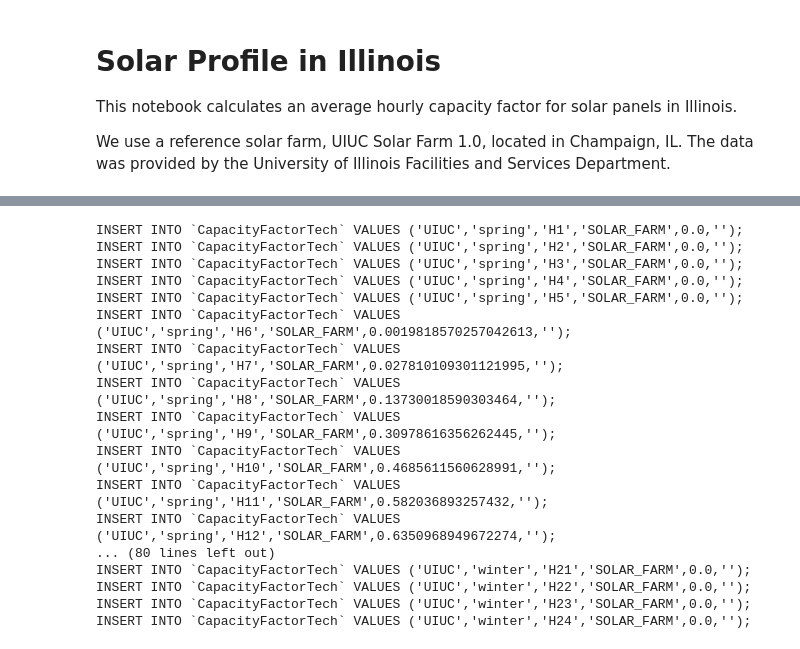
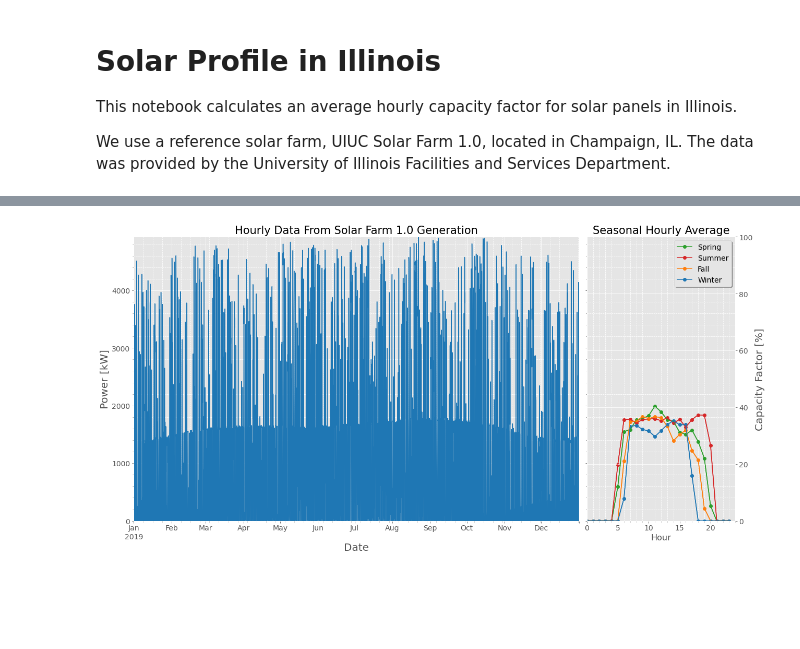
Before and after one commit to samgdotson/2021-dotson-ms, a Jupyter notebook: data/notebooks/solar_energy_profile.ipynb, the cells around one changed output, grey strips where cells are left out. Saved outputs shown, nothing was run; the diff lists cells and outputs as text; code cells hidden in the pictures; blank space fills up the shorter version.

```diff
--- a/data/notebooks/solar_energy_profile.ipynb
+++ b/data/notebooks/solar_energy_profile.ipynb
@@ -167,25 +180,36 @@ plt.show()
-# %%
-total = 0.0
-for season in seasons:
-    data = seasonal_df[season+"_cf"]
-    for i,value in enumerate(data):
-        total += value
-        print(f"INSERT INTO `CapacityFactorTech` VALUES ('UIUC','{season}','H{i+1}','SOLAR_FARM',{value},'');")
-# %% [output]
-INSERT INTO `CapacityFactorTech` VALUES ('UIUC','spring','H1','SOLAR_FARM',0.0,'');
-INSERT INTO `CapacityFactorTech` VALUES ('UIUC','spring','H2','SOLAR_FARM',0.0,'');
-INSERT INTO `CapacityFactorTech` VALUES ('UIUC','spring','H3','SOLAR_FARM',0.0,'');
-INSERT INTO `CapacityFactorTech` VALUES ('UIUC','spring','H4','SOLAR_FARM',0.0,'');
-INSERT INTO `CapacityFactorTech` VALUES ('UIUC','spring','H5','SOLAR_FARM',0.0,'');
-INSERT INTO `CapacityFactorTech` VALUES ('UIUC','spring','H6','SOLAR_FARM',0.0019818570257042613,'');
-INSERT INTO `CapacityFactorTech` VALUES ('UIUC','spring','H7','SOLAR_FARM',0.027810109301121995,'');
-INSERT INTO `CapacityFactorTech` VALUES ('UIUC','spring','H8','SOLAR_FARM',0.13730018590303464,'');
-INSERT INTO `CapacityFactorTech` VALUES ('UIUC','spring','H9','SOLAR_FARM',0.30978616356262445,'');
-INSERT INTO `CapacityFactorTech` VALUES ('UIUC','spring','H10','SOLAR_FARM',0.4685611560628991,'');
-INSERT INTO `CapacityFactorTech` VALUES ('UIUC','spring','H11','SOLAR_FARM',0.582036893257432,'');
-INSERT INTO `CapacityFactorTech` VALUES ('UIUC','spring','H12','SOLAR_FARM',0.6350968949672274,'');
-... (80 lines left out)
-INSERT INTO `CapacityFactorTech` VALUES ('UIUC','winter','H21','SOLAR_FARM',0.0,'');
-INSERT INTO `CapacityFactorTech` VALUES ('UIUC','winter','H22','SOLAR_FARM',0.0,'');
-INSERT INTO `CapacityFactorTech` VALUES ('UIUC','winter','H23','SOLAR_FARM',0.0,'');
-INSERT INTO `CapacityFactorTech` VALUES ('UIUC','winter','H24','SOLAR_FARM',0.0,'');
+# %%
+fig, axes = plt.subplots(1,2,figsize=(18,9),gridspec_kw={'width_ratios': [3, 1]}, sharey=True)
+ax2 = axes[1].twinx()
+# fig.figsize=(12,9)
+for season in seasons:
+    cf_key = season+"_cf"
+    axes[1].plot(range(24), seasonal_df[season], label=season.capitalize(), color=colors[season], marker='o')
+    ax2.plot(range(24), seasonal_df[cf_key]*100, color=colors[season])
+axes[1].set_xlabel('Hour',fontsize=16)
+axes[1].set_title("Seasonal Hourly Average", fontsize=21)
+axes[0].set_title("Hourly Data From Solar Farm 1.0 Generation", fontsize=21)
+axes[1].legend(fontsize=14, fancybox=True, shadow=True)
+axes[0].set_ylabel('Power [kW]',fontsize=20)
+ax2.set_ylabel('Capacity Factor [%]',fontsize=20)
+axes[1].grid(which='major')
+solarfarm_df.kw.plot(ax=axes[0], color='tab:blue', alpha=1)
+axes[0].set_xlabel('Date', fontsize=20)
+peak = max(solarfarm_df.kw)
+axes[0].set_ylim(0,peak)
+ax2.set_ylim(0,100)
+ax2.set_xlim(0,24)
+axes[1].set_ylim(0,peak)
+axes[1].set_xlim(0,24)
+axes[1].minorticks_on()
+axes[0].minorticks_on()
+axes[1].grid(which='minor', linestyle='--')
+axes[0].grid(which='minor', linestyle='--')
+ax2.grid(which='major', linestyle='-', color='w')
+axes[0].tick_params(axis='both',labelsize=14)
+axes[1].tick_params(axis='both',labelsize=14)
+ax2.tick_params(axis='both',labelsize=14)
+plt.tight_layout()
+# plt.savefig('../../thesis/figures/solar_timeslice.pgf')
+plt.show()
+# %% [output]
+[figure, added]
```
Also changed, not shown: parts of 8 cells of this notebook, 7 other files.
